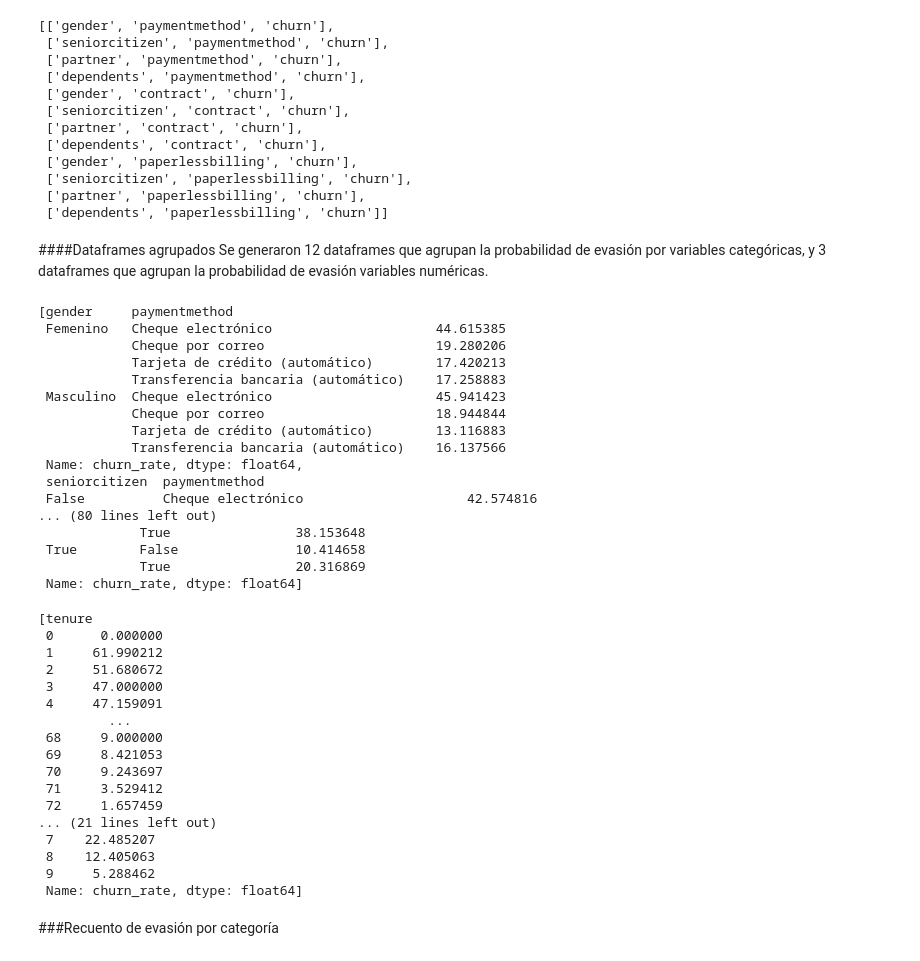
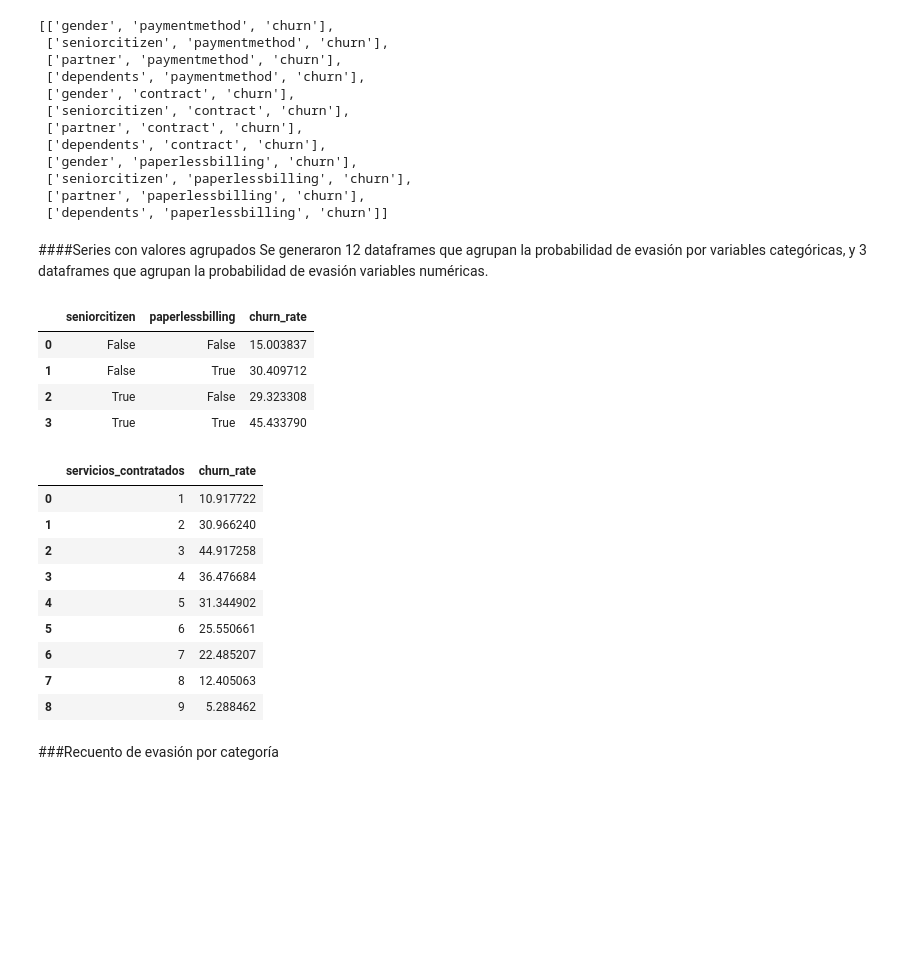
Before and after one commit to JLuceroVasquez/challenge-telecom-x-latam, a Jupyter notebook: TelecomX_LATAM.ipynb, the cells around one changed output. Cells and saved outputs as stored; diff of their text form; code cells hidden in the pictures; blank space fills up the shorter version.

```diff
--- a/TelecomX_LATAM.ipynb
+++ b/TelecomX_LATAM.ipynb
@@ -579,7 +579,7 @@ listas_cols_cualitativas
  ['partner', 'paperlessbilling', 'churn'],
  ['dependents', 'paperlessbilling', 'churn']]
 # %% [markdown]
-####Dataframes agrupados
+####Series con valores agrupados
 Se generaron 12 dataframes que agrupan la probabilidad de evasión por variables categóricas, y 3 dataframes que agrupan la probabilidad de evasión variables numéricas.
 # %%
 #Se crearon listas vacías para almacenar los dataframes.
@@ -593,22 +594,10 @@ for i in range(len(listas_cols_cualitativas)):
-# %%
-#Se verifica la lista con los dataframes generados.
-df_agrupados_cuali
-# %% [output]
-[gender     paymentmethod
- Femenino   Cheque electrónico                     44.615385
-            Cheque por correo                      19.280206
-            Tarjeta de crédito (automático)        17.420213
-            Transferencia bancaria (automático)    17.258883
- Masculino  Cheque electrónico                     45.941423
-            Cheque por correo                      18.944844
-            Tarjeta de crédito (automático)        13.116883
-            Transferencia bancaria (automático)    16.137566
- Name: churn_rate, dtype: float64,
- seniorcitizen  paymentmethod
- False          Cheque electrónico                     42.574816
-... (80 lines left out)
-             True                38.153648
- True        False               10.414658
-             True                20.316869
- Name: churn_rate, dtype: float64]
+# %%
+#Se verifica al azar un dataframe agregado.
+df_agrupados_cuali[9]
+# %% [output]
+|  | seniorcitizen | paperlessbilling | churn_rate |
+| 0 | False | False | 15.003837 |
+| 1 | False | True | 30.409712 |
+| 2 | True | False | 29.323308 |
+| 3 | True | True | 45.433790 |
 # %%
@@ -619,24 +609,17 @@ for i in range(len(listas_cols_cuantitativas)):
-# %%
-#Se verifica la lista con los dataframes generados.
-df_agrupados_cuanti
-# %% [output]
-[tenure
- 0      0.000000
- 1     61.990212
- 2     51.680672
- 3     47.000000
- 4     47.159091
-         ...
- 68     9.000000
- 69     8.421053
- 70     9.243697
- 71     3.529412
- 72     1.657459
-... (21 lines left out)
- 7    22.485207
- 8    12.405063
- 9     5.288462
- Name: churn_rate, dtype: float64]
+# %%
+#Se verifica al azar un dataframe agregado.
+df_agrupados_cuanti[2]
+# %% [output]
+|  | servicios_contratados | churn_rate |
+| 0 | 1 | 10.917722 |
+| 1 | 2 | 30.966240 |
+| 2 | 3 | 44.917258 |
+| 3 | 4 | 36.476684 |
+| 4 | 5 | 31.344902 |
+| 5 | 6 | 25.550661 |
+| 6 | 7 | 22.485207 |
+| 7 | 8 | 12.405063 |
+| 8 | 9 | 5.288462 |
 # %% [markdown]
 ###Recuento de evasión por categoría
 # %%
```
Also changed, not shown: parts of 14 cells of this notebook.
